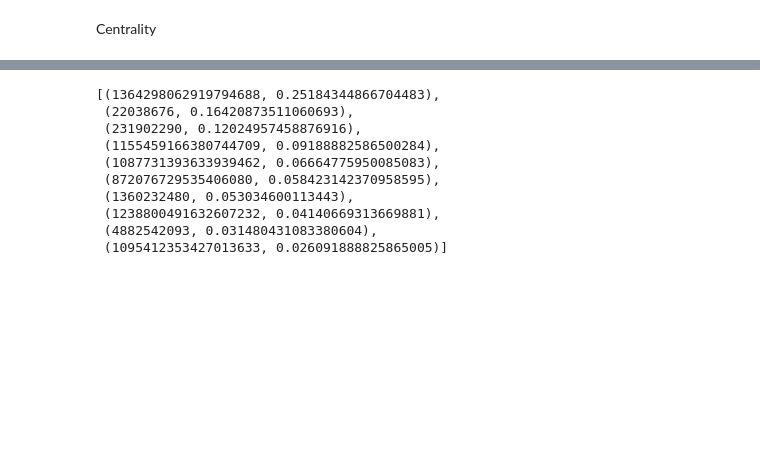
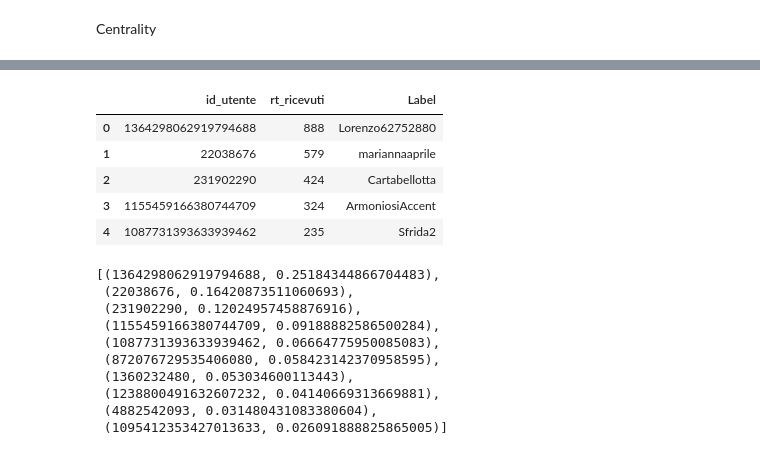
Before and after one commit to ES-git95/SMA-Project, a Jupyter notebook: graph.ipynb, the cells around one changed output, grey strips where cells are left out. Saved outputs shown, nothing was run; the diff lists cells and outputs as text; code cells hidden in the pictures; blank space fills up the shorter version.

```diff
--- a/graph.ipynb
+++ b/graph.ipynb
@@ -356,3 +367,17 @@ max(nx.degree(G_directed)
+# %%
+in_degrees=dict(G_directed.in_degree())
+in_degrees_sort=dict(sorted(in_degrees.items(), key=lambda item: item[1], reverse= True))
+top5_HUBS=pd.DataFrame(list(in_degrees_sort.items())[:5],columns=("id_utente","rt_ricevuti"))
+top5_HUBS=pd.merge(top5_HUBS,nodes[["Id","Label"]],left_on="id_utente",right_on="Id",how="left")
+top5_HUBS.drop("Id",axis=1,inplace=True)
+top5_HUBS
+# %% [output]
+|  | id_utente | rt_ricevuti | Label |
+| 0 | 1364298062919794688 | 888 | Lorenzo62752880 |
+| 1 | 22038676 | 579 | mariannaaprile |
+| 2 | 231902290 | 424 | Cartabellotta |
+| 3 | 1155459166380744709 | 324 | ArmoniosiAccent |
+| 4 | 1087731393633939462 | 235 | Sfrida2 |
 # %%
 #The in-degree centrality for a node v is the fraction of nodes its incoming edges are connected to
 #top10 dei nodi con il maggior numero di archi entranti (i più retwettati)--> HUBS
```
Also changed, not shown: parts of 3 cells of this notebook, 1 other file.
